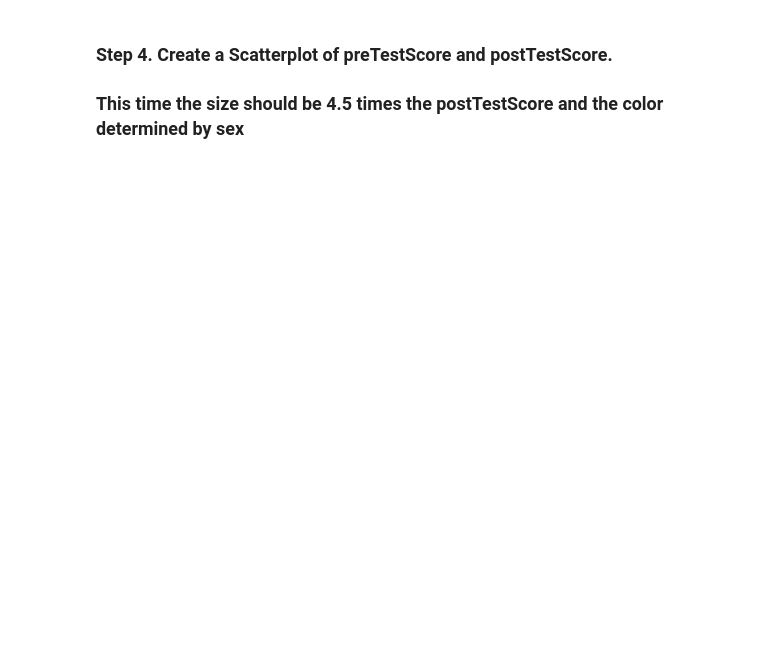
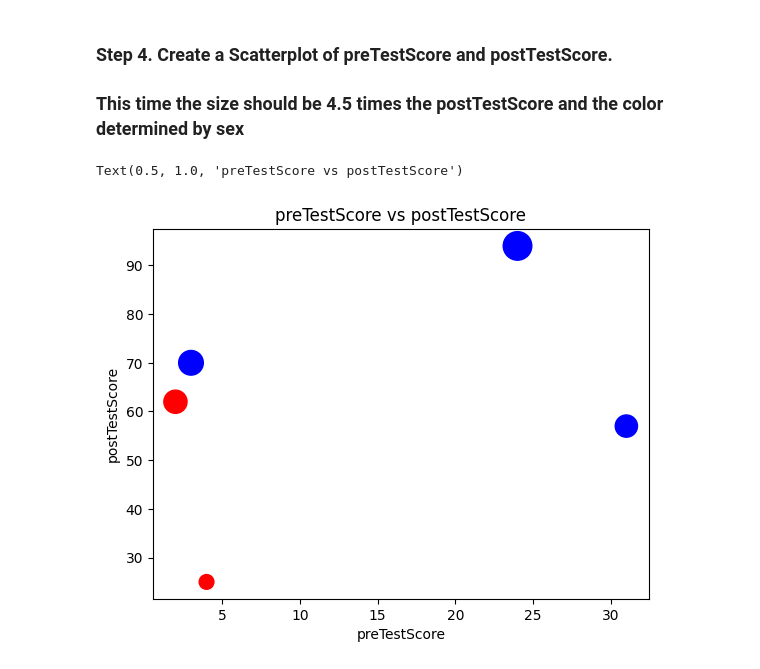
Before and after one commit to Rashay01/pandas_exercises, a Jupyter notebook: Exercise-3.ipynb, the cells around one changed output. Cells and saved outputs as stored; diff of their text form; code cells hidden in the pictures; blank space fills up the shorter version.

```diff
--- a/Exercise-3.ipynb
+++ b/Exercise-3.ipynb
@@ -35,3 +44,13 @@ df
 # %% [markdown]
 ### Step 4. Create a Scatterplot of preTestScore and postTestScore.
 ### This time the size should be 4.5 times the postTestScore and the color determined by sex
+# %%
+plt.scatter(df['preTestScore'], df['postTestScore'], df['postTestScore'] * 4.5,
+            color=df["female"] .replace(0,"red").replace(1,"blue"))
+
+plt.xlabel("preTestScore")
+plt.ylabel("postTestScore")
+plt.title("preTestScore vs postTestScore")
+# %% [output]
+Text(0.5, 1.0, 'preTestScore vs postTestScore')
+[figure, added]
```
Also changed, not shown: parts of 2 cells of this notebook.
